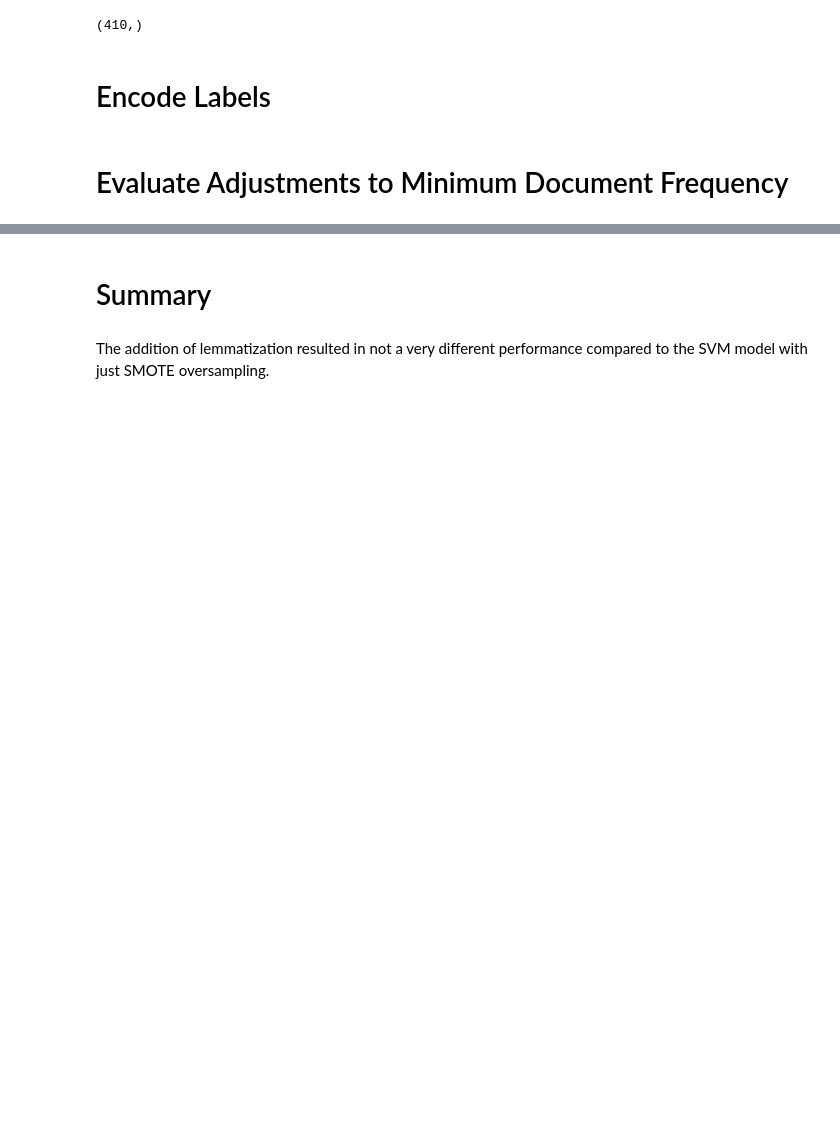
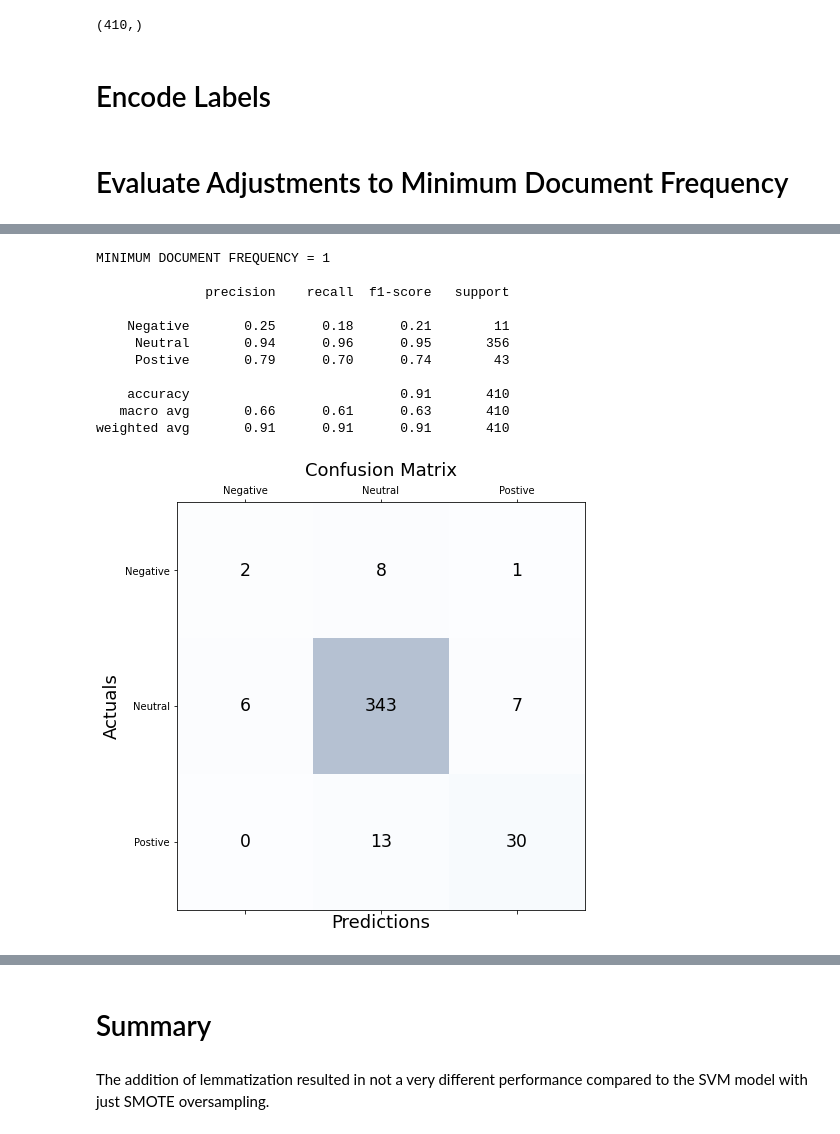
Before and after one commit to ShesterG/Twitter-Sentiment-Analysis, a Jupyter notebook: notebooks/13_smv_model_03.ipynb, the cells around one changed output, grey strips where cells are left out. Cells and saved outputs as stored; diff of their text form; code cells hidden in the pictures; blank space fills up the shorter version.

```diff
--- a/notebooks/13_smv_model_03.ipynb
+++ b/notebooks/13_smv_model_03.ipynb
@@ -328,0 +329,29 @@ weighted avg       0.89      0.85      0.86       410
+# %%
+test_scores,conf_matrix, y_pred = train_and_eval_model(min_df=1)
+labels = ['Negative', 'Neutral', 'Postive']
+
+fig, ax = plt.subplots(figsize=(7.5, 7.5))
+ax.matshow(conf_matrix, cmap=plt.cm.Blues, alpha=0.3)
+for i in range(conf_matrix.shape[0]):
+    for j in range(conf_matrix.shape[1]):
+        ax.text(x=j, y=i,s=conf_matrix[i, j], va='center', ha='center', size='xx-large')
+
+plt.xlabel('Predictions', fontsize=18)
+plt.ylabel('Actuals', fontsize=18)
+ax.set_xticklabels([''] + labels)
+ax.set_yticklabels([''] + labels)
+plt.title('Confusion Matrix', fontsize=18)
+plt.show()
+# %% [output]
+MINIMUM DOCUMENT FREQUENCY = 1
+
+              precision    recall  f1-score   support
+
+    Negative       0.25      0.18      0.21        11
+     Neutral       0.94      0.96      0.95       356
+     Postive       0.79      0.70      0.74        43
+
+    accuracy                           0.91       410
+   macro avg       0.66      0.61      0.63       410
+weighted avg       0.91      0.91      0.91       410
+[figure, added]
```
Also changed, not shown: parts of 7 cells of this notebook.
